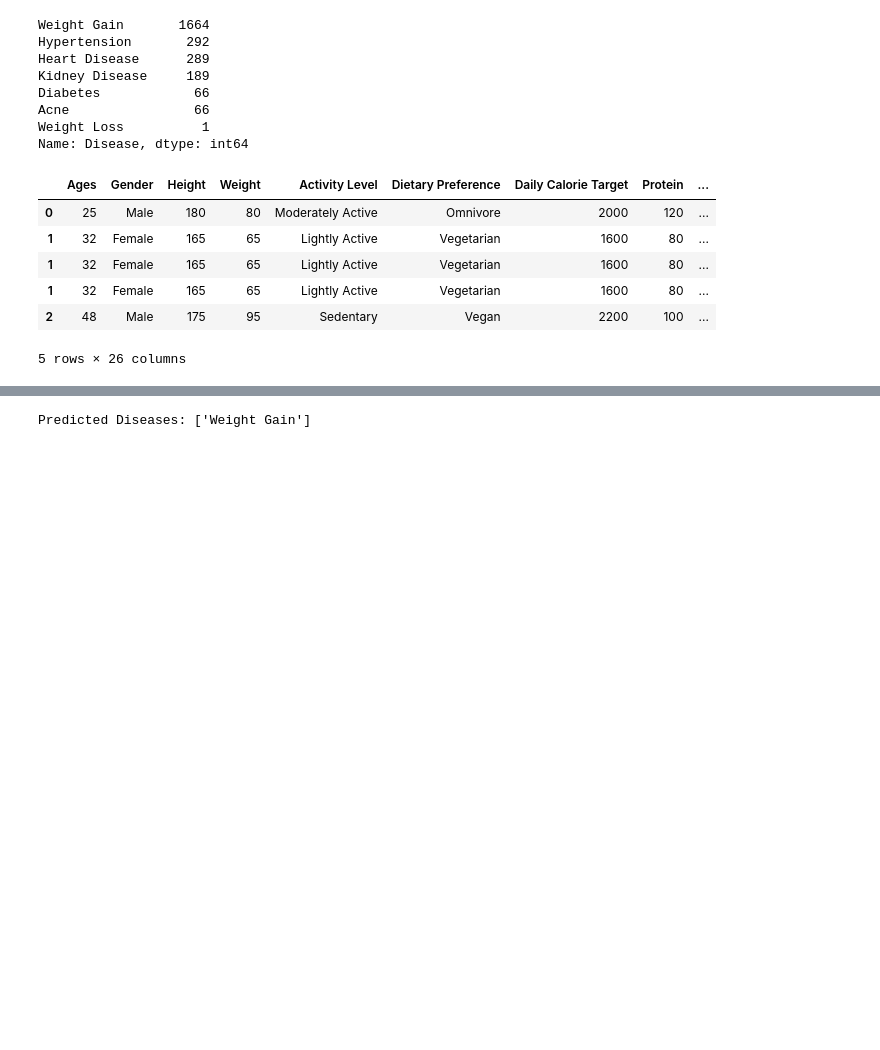
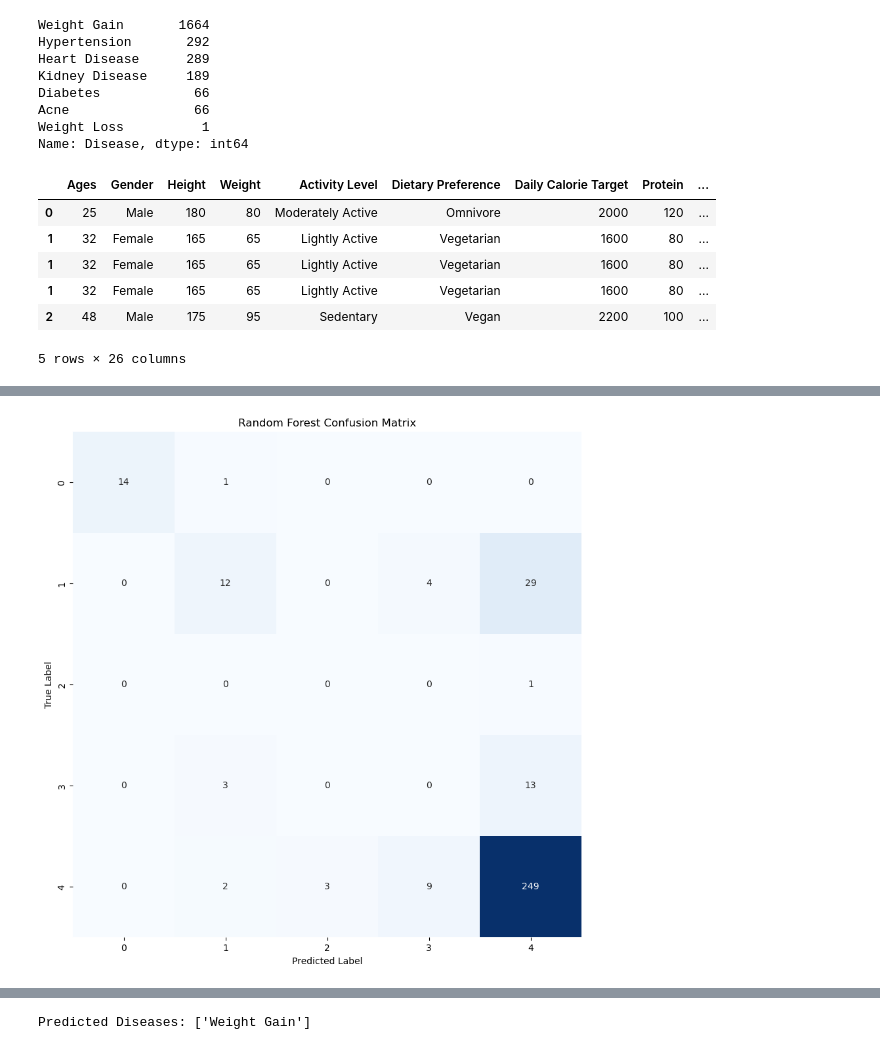
Before and after one commit to faizanarshad/DiseasePrediction, a Jupyter notebook: health.ipynb, the cells around one changed output, grey strips where cells are left out. Cells and saved outputs as stored; diff of their text form; code cells hidden in the pictures; blank space fills up the shorter version.

```diff
--- a/health.ipynb
+++ b/health.ipynb
@@ -483,0 +455,86 @@ Hamming Loss (KNN): 0.05
+# %%
+from sklearn.metrics import (
+    accuracy_score,
+    hamming_loss,
+    precision_recall_fscore_support,
+    classification_report,
+    confusion_matrix
+)
+import seaborn as sns
+import matplotlib.pyplot as plt
+
+# Step 11: Evaluate both models
+print("\nRandom Forest Model Metrics:")
+for i, disease in enumerate(mlb.classes_):
+    print(f"Classification Report for {disease}:")
+    print(classification_report(y_test[disease], y_pred_rf[:, i], zero_division=0))
+    print("=" * 50)
+
+print("\nK-Nearest Neighbors Model Metrics:")
+for i, disease in enumerate(mlb.classes_):
+    print(f"Classification Report for {disease}:")
+    print(classification_report(y_test[disease], y_pred_knn[:, i], zero_division=0))
+    print("=" * 50)
+
+# Step 12: Aggregate metrics for both models
+print("\nAggregated Metrics for Random Forest:")
+precision_rf, recall_rf, f1_rf, _ = precision_recall_fscore_support(
+    y_test, y_pred_rf, average=None, zero_division=0
+)
+for i, disease in enumerate(mlb.classes_):
+    print(f"{disease} - Precision: {precision_rf[i]:.2f}, Recall: {recall_rf[i]:.2f}, F1 Score: {f1_rf[i]:.2f}")
+
+print("\nAggregated Metrics for K-Nearest Neighbors:")
+precision_knn, recall_knn, f1_knn, _ = precision_recall_fscore_support(
+    y_test, y_pred_knn, average=None, zero_division=0
+)
+for i, disease in enumerate(mlb.classes_):
+    print(f"{disease} - Precision: {precision_knn[i]:.2f}, Recall: {recall_knn[i]:.2f}, F1 Score: {f1_knn[i]:.2f}")
+
+# Exact match accuracy
+exact_match_accuracy_rf = accuracy_score(y_test, y_pred_rf)
+print(f"Exact Match Accuracy (Random Forest): {exact_match_accuracy_rf:.2f}")
+
+exact_match_accuracy_knn = accuracy_score(y_test, y_pred_knn)
+print(f"Exact Match Accuracy (KNN): {exact_match_accuracy_knn:.2f}")
+
+# Hamming Loss
+hamming_loss_rf = hamming_loss(y_test, y_pred_rf)
+hamming_loss_knn = hamming_loss(y_test, y_pred_knn)
+
+print(f"Hamming Loss (Random Forest): {hamming_loss_rf:.2f}")
+print(f"Hamming Loss (KNN): {hamming_loss_knn:.2f}")
+
+# Step 13: Confusion Matrix for Random Forest
+matrix_rf = confusion_matrix(y_test.values.argmax(axis=1), y_pred_rf.argmax(axis=1))
+plt.figure(figsize=(10, 10))
+sns.heatmap(matrix_rf, annot=True, fmt='d', cmap='Blues', cbar=False)
+plt.xlabel('Predicted Label')
+plt.ylabel('True Label')
+plt.title('Random Forest Confusion Matrix')
+plt.show()
+
+# Step 14: Confusion Matrix for KNN
+matrix_knn = confusion_matrix(y_test.values.argmax(axis=1), y_pred_knn.argmax(axis=1))
+plt.figure(figsize=(10, 10))
+sns.heatmap(matrix_knn, annot=True, fmt='d', cmap='Greens', cbar=False)
+plt.xlabel('Predicted Label')
+plt.ylabel('True Label')
+plt.title('K-Nearest Neighbors Confusion Matrix')
+plt.show()
+
+# Step 15: Bar Graph Comparison of Accuracy and Hamming Loss
+metrics = ['Accuracy', 'Hamming Loss']
+rf_values = [exact_match_accuracy_rf, hamming_loss_rf]
+knn_values = [exact_match_accuracy_knn, hamming_loss_knn]
+
+x = range(len(metrics))
+plt.bar(x, rf_values, width=0.4, label='Random Forest', align='center')
+plt.bar([i + 0.4 for i in x], knn_values, width=0.4, label='KNN', align='center')
+
+plt.xticks([i + 0.2 for i in x], metrics)
+plt.ylabel('Score')
+plt.title('Model Comparison (Random Forest vs KNN)')
+plt.legend()
+plt.show()
+# %% [output]
@@ -483,0 +558 @@ Hamming Loss (KNN): 0.05
+[figure, added]
```
Also changed, not shown: parts of 10 cells of this notebook.
